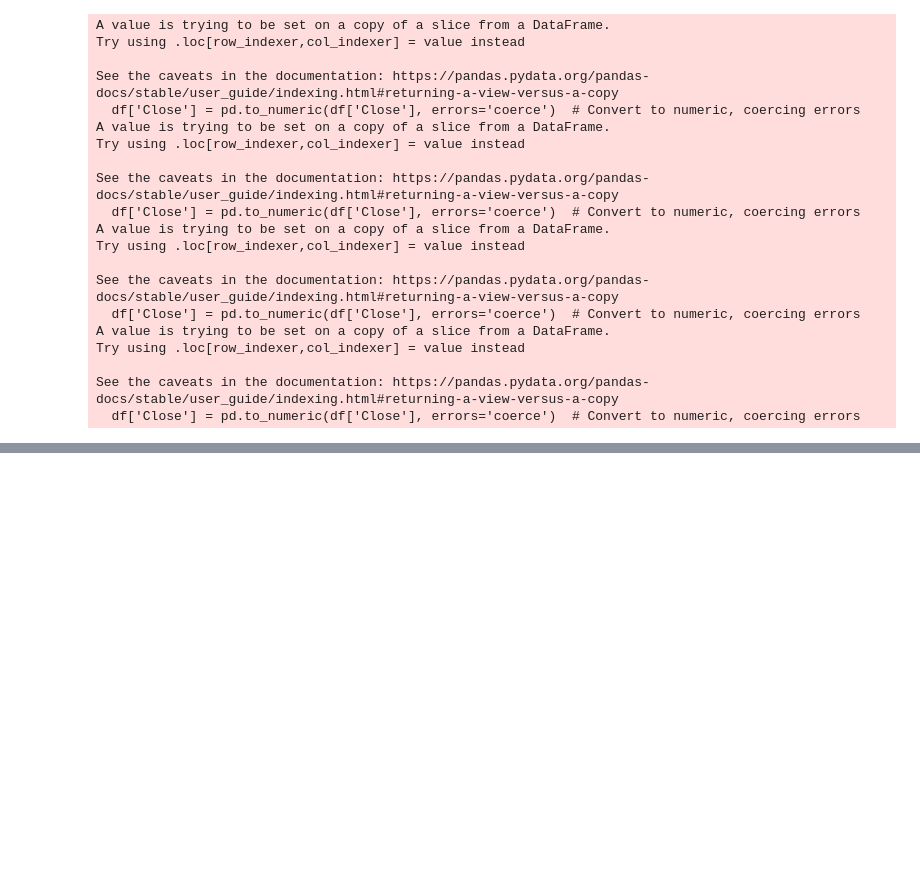
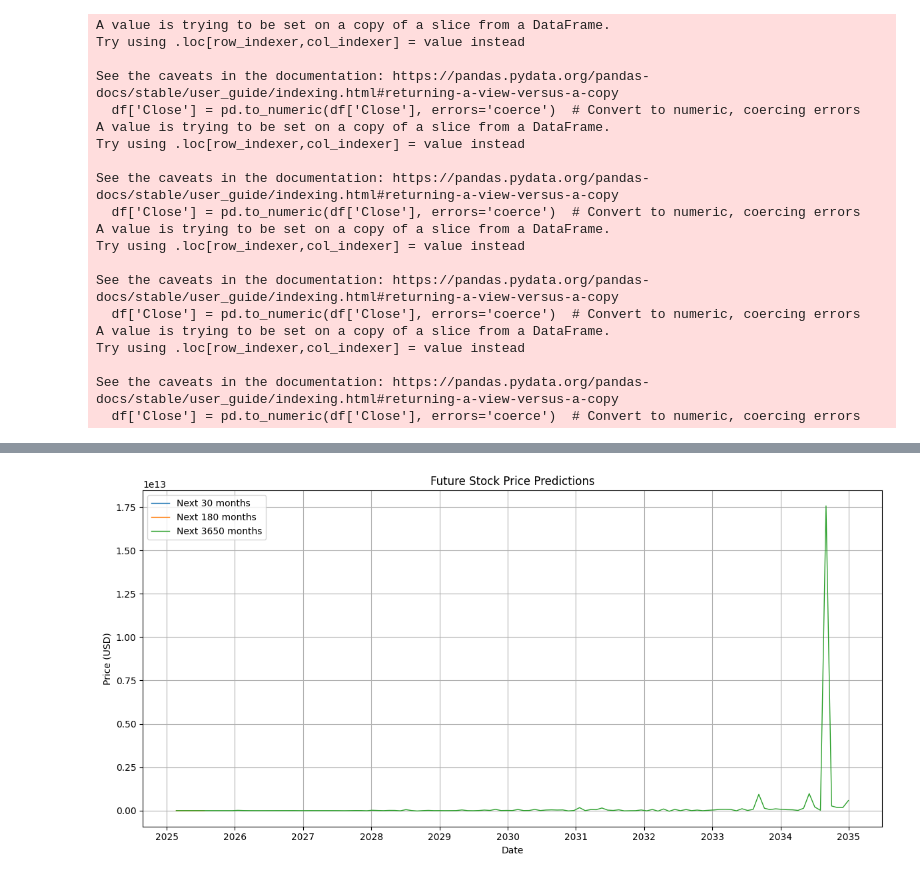
Before and after one commit to JoyChang10/Forkaia, a Jupyter notebook: task1000/stacked_lstm/stock_prediction.ipynb, the cells around one changed output, grey strips where cells are left out. Drawn from its saved outputs; the diff is of its cells as text; code cells hidden in the pictures; blank space fills up the shorter version.

```diff
--- a/task1000/stacked_lstm/stock_prediction.ipynb
+++ b/task1000/stacked_lstm/stock_prediction.ipynb
@@ -152,22 +152,22 @@ def train_and_test_lstm(stock_data, epochs=10, window_size=100):
     # Return the results
     return y_test, y_predicted, scaler, test_dates, model
 # %%
-def predict_future_prices(model, stock_data, scaler, last_window, prediction_intervals, frequency="M"):
+def predict_future_prices(model, stock_data, scaler, last_window, prediction_intervals, frequency='Month'):
     future_predictions = []
     future_dates = []
 
     # Define the step size based on the frequency
-    if frequency == "D":
+    if frequency == 'Day':
         step_size = 1  # Daily
-    elif frequency == "W":
+    elif frequency == 'Week':
         step_size = 7  # Weekly
-    elif frequency == "M":
+    elif frequency == 'Month':
         step_size = 30  # Monthly
     else:
-        raise ValueError("Invalid frequency. Use 'D', 'W', or 'M'.")
+        raise ValueError("Invalid frequency. Use 'Day', 'Week', or 'Month'.")
 
     # Start from the last known date
-    start_date = pd.to_datetime(stock_data["Date"].iloc[-1])
+    start_date = pd.to_datetime(stock_data['Date'].iloc[-1])
 
     # Calculate the number of prediction steps
     max_steps = max(prediction_intervals) // step_size
@@ -203,14 +203,14 @@ def predict_future_prices(model, stock_data, scaler, last_window, prediction_int
         plt.plot(
             filtered_dates[interval],
             filtered_predictions[interval],
-            label=f"Next {interval} {frequency.lower()}s",
+            label=f'Next {interval} {frequency.lower()}s',
             linewidth=1,
         )
 
     # Formatting the plot
-    plt.xlabel("Date")
-    plt.ylabel("Price (USD)")
-    plt.title("Future Stock Price Predictions")
+    plt.xlabel('Date')
+    plt.ylabel('Price (USD)')
+    plt.title('Future Stock Price Predictions')
     plt.legend()
     plt.grid(True)
     plt.tight_layout()
@@ -285,14 +291,16 @@ plot_predictions(goog_y_test, goog_y_predicted, goog_scaler, goog_test_dates, ti
 # %%
 # Prepare the last window of data
 goog_last_window = goog_df['Close'].iloc[-window_size:].values.reshape(1, window_size, 1)
 
 filtered_predictions, filtered_dates = predict_future_prices(
     model=goog_model,
     stock_data=goog_df,
     scaler=goog_scaler,
     last_window=goog_last_window,
     prediction_intervals=intervals,
-    frequency='M',  # Monthly predictions
+    frequency='Month',  # Monthly predictions
 )
+# %% [output]
+[figure, added]
 # %%
 eth_y_test, eth_y_predicted, eth_scaler, eth_test_dates, eth_model = train_and_test_lstm(eth_df, epochs=10, window_size=100)
```
Also changed, not shown: parts of 12 cells of this notebook.
